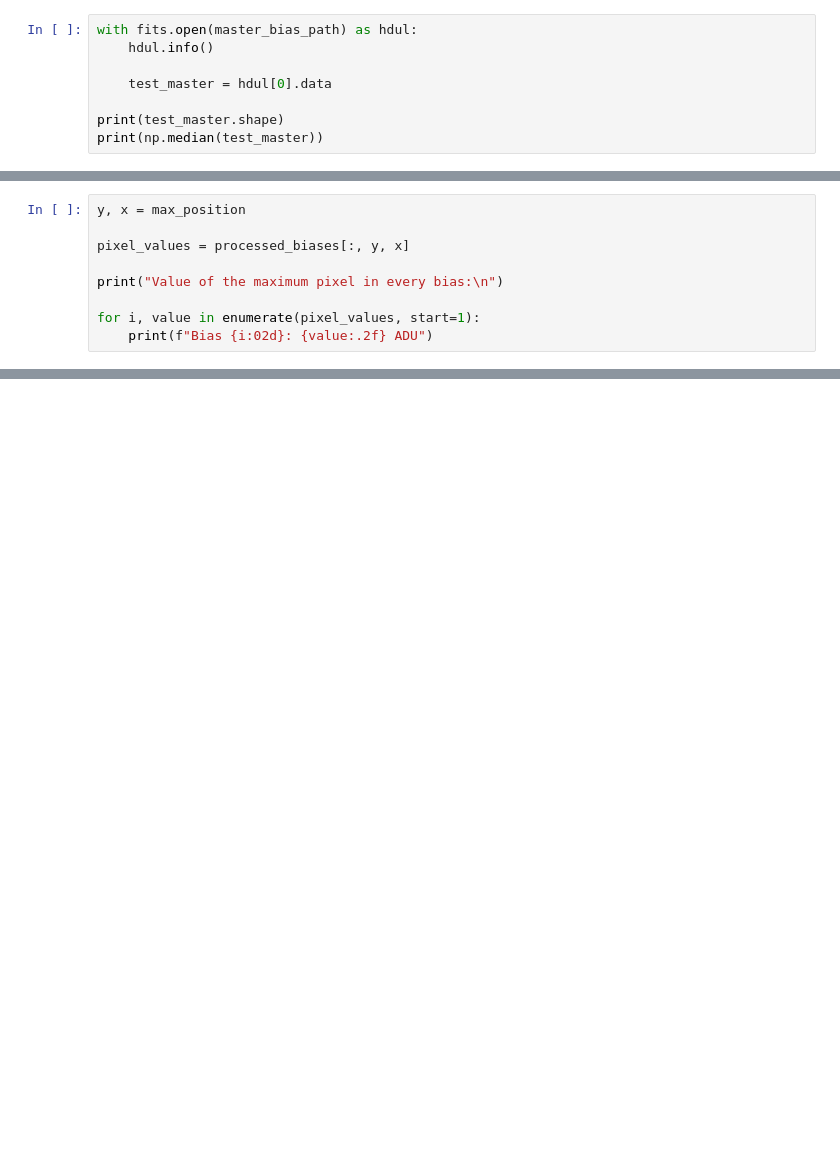
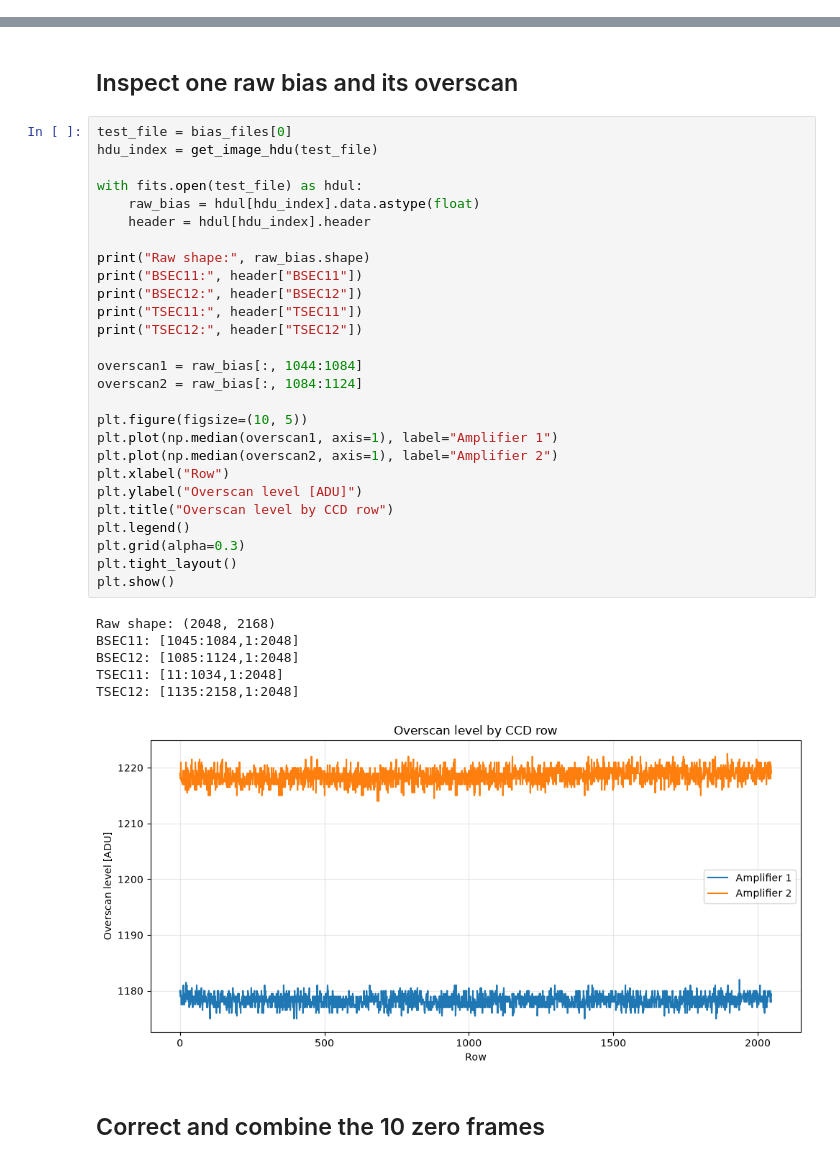
Before and after one commit to RCV-005/noirlab-ccd-reduction, a Jupyter notebook: Notebooks/01_master_bias.ipynb, the cells around one changed output, grey strips where cells are left out. Cells and saved outputs as stored; diff of their text form; blank space fills up the shorter version.

```diff
--- a/Notebooks/01_master_bias.ipynb
+++ b/Notebooks/01_master_bias.ipynb
@@ -321,8 +0,0 @@ C:\Users\rodri\NoirLab\products\master_bias.fits
-# %%
-with fits.open(master_bias_path) as hdul:
-    hdul.info()
-
-    test_master = hdul[0].data
-
-print(test_master.shape)
-print(np.median(test_master))
@@ -438,9 +0,0 @@ Minimum:
-# %%
-y, x = max_position
-
-pixel_values = processed_biases[:, y, x]
-
-print("Value of the maximum pixel in every bias:\n")
-
-for i, value in enumerate(pixel_values, start=1):
-    print(f"Bias {i:02d}: {value:.2f} ADU")
@@ -580,0 +63,38 @@ plt.show()
+# %% [markdown]
+## Inspect one raw bias and its overscan
+# %%
+test_file = bias_files[0]
+hdu_index = get_image_hdu(test_file)
+
+with fits.open(test_file) as hdul:
+    raw_bias = hdul[hdu_index].data.astype(float)
+    header = hdul[hdu_index].header
+
+print("Raw shape:", raw_bias.shape)
+print("BSEC11:", header["BSEC11"])
+print("BSEC12:", header["BSEC12"])
+print("TSEC11:", header["TSEC11"])
+print("TSEC12:", header["TSEC12"])
+
+overscan1 = raw_bias[:, 1044:1084]
+overscan2 = raw_bias[:, 1084:1124]
+
+plt.figure(figsize=(10, 5))
+plt.plot(np.median(overscan1, axis=1), label="Amplifier 1")
+plt.plot(np.median(overscan2, axis=1), label="Amplifier 2")
+plt.xlabel("Row")
+plt.ylabel("Overscan level [ADU]")
+plt.title("Overscan level by CCD row")
+plt.legend()
+plt.grid(alpha=0.3)
+plt.tight_layout()
+plt.show()
+# %% [output]
+Raw shape: (2048, 2168)
+BSEC11: [1045:1084,1:2048]
+BSEC12: [1085:1124,1:2048]
+TSEC11: [11:1034,1:2048]
+TSEC12: [1135:2158,1:2048]
+[figure, added]
+# %% [markdown]
+## Correct and combine the 10 zero frames
```
Also changed, not shown: parts of 39 cells of this notebook, 9 other files.
